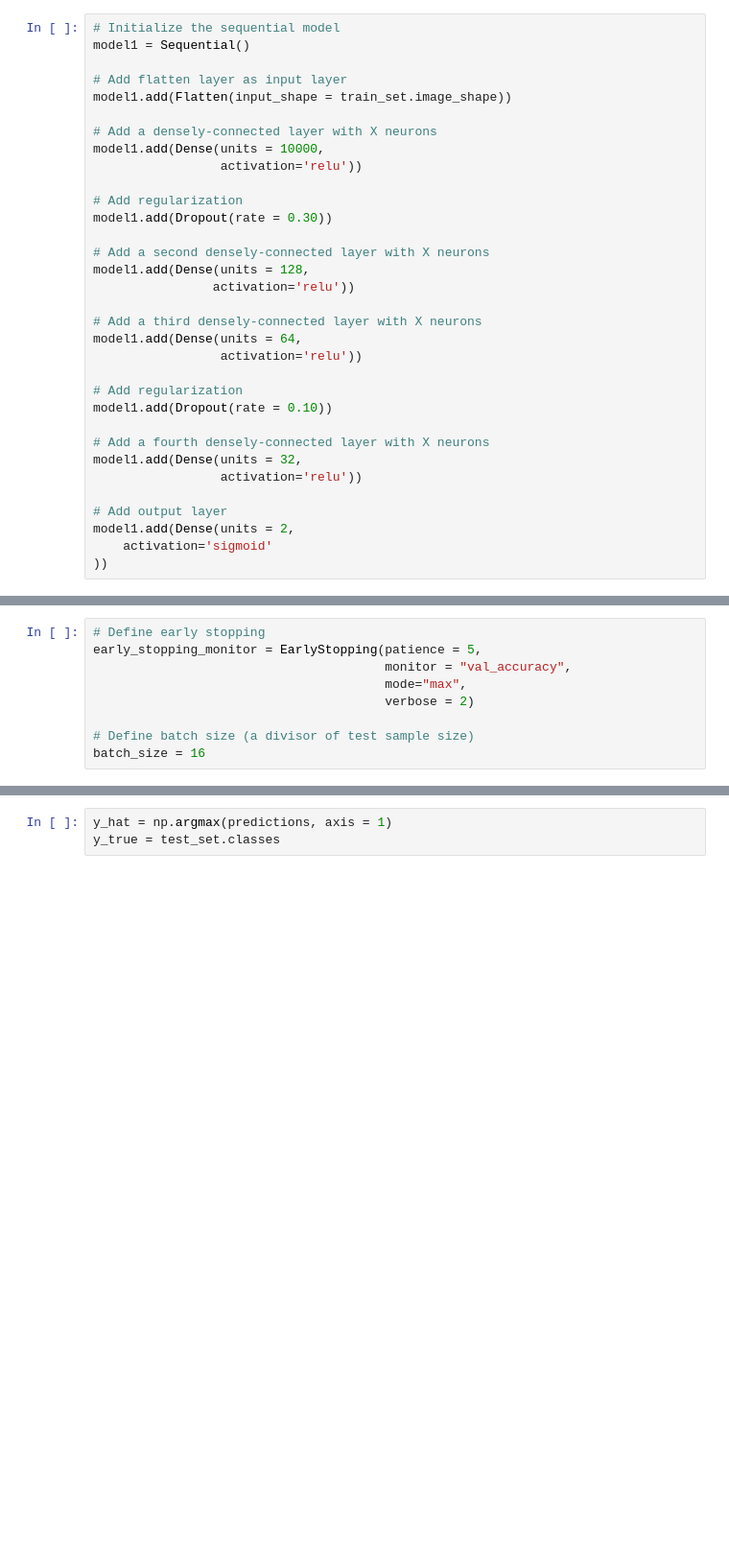
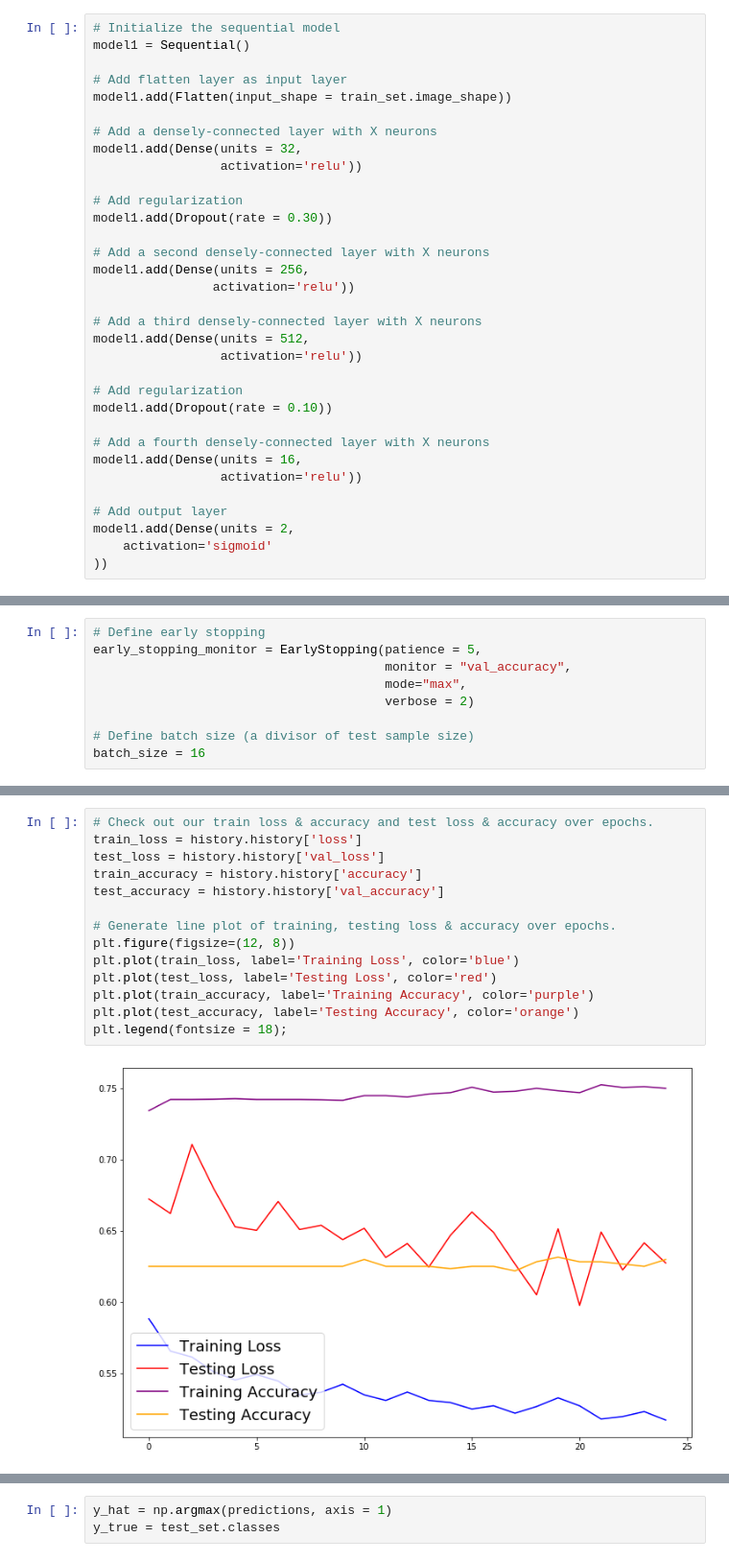
Before and after one commit to sibeltan/pneumonia_detection_CNN, a Jupyter notebook: 2_Data_Preprocessing_Simple_CNN.ipynb, the cells around one changed output, grey strips where cells are left out. Shown at 96% size. Cells and saved outputs as stored; diff of their text form; blank space fills up the shorter version.

```diff
--- a/2_Data_Preprocessing_Simple_CNN.ipynb
+++ b/2_Data_Preprocessing_Simple_CNN.ipynb
@@ -96,25 +102,25 @@ model1 = Sequential()
 model1.add(Flatten(input_shape = train_set.image_shape))
 
 # Add a densely-connected layer with X neurons
-model1.add(Dense(units = 10000,
+model1.add(Dense(units = 32,
                  activation='relu'))
 
 # Add regularization
 model1.add(Dropout(rate = 0.30))
 
 # Add a second densely-connected layer with X neurons
-model1.add(Dense(units = 128,
+model1.add(Dense(units = 256,
                 activation='relu'))
 
 # Add a third densely-connected layer with X neurons
-model1.add(Dense(units = 64,
+model1.add(Dense(units = 512,
                  activation='relu'))
 
 # Add regularization
 model1.add(Dropout(rate = 0.10))
 
 # Add a fourth densely-connected layer with X neurons
-model1.add(Dense(units = 32,
+model1.add(Dense(units = 16,
                  activation='relu'))
 
 # Add output layer
@@ -151,3 +175,19 @@ history = model1.fit_generator(generator = train_set,
+# %%
+# Check out our train loss & accuracy and test loss & accuracy over epochs.
+train_loss = history.history['loss']
+test_loss = history.history['val_loss']
+train_accuracy = history.history['accuracy']
+test_accuracy = history.history['val_accuracy']
+
+# Generate line plot of training, testing loss & accuracy over epochs.
+plt.figure(figsize=(12, 8))
+plt.plot(train_loss, label='Training Loss', color='blue')
+plt.plot(test_loss, label='Testing Loss', color='red')
+plt.plot(train_accuracy, label='Training Accuracy', color='purple')
+plt.plot(test_accuracy, label='Testing Accuracy', color='orange')
+plt.legend(fontsize = 18);
+# %% [output]
+[figure, added]
 # %%
 predictions = model1.predict_generator(generator = test_set,
                                        verbose = 2,
```
Also changed, not shown: parts of 18 cells of this notebook, 5 other files.
